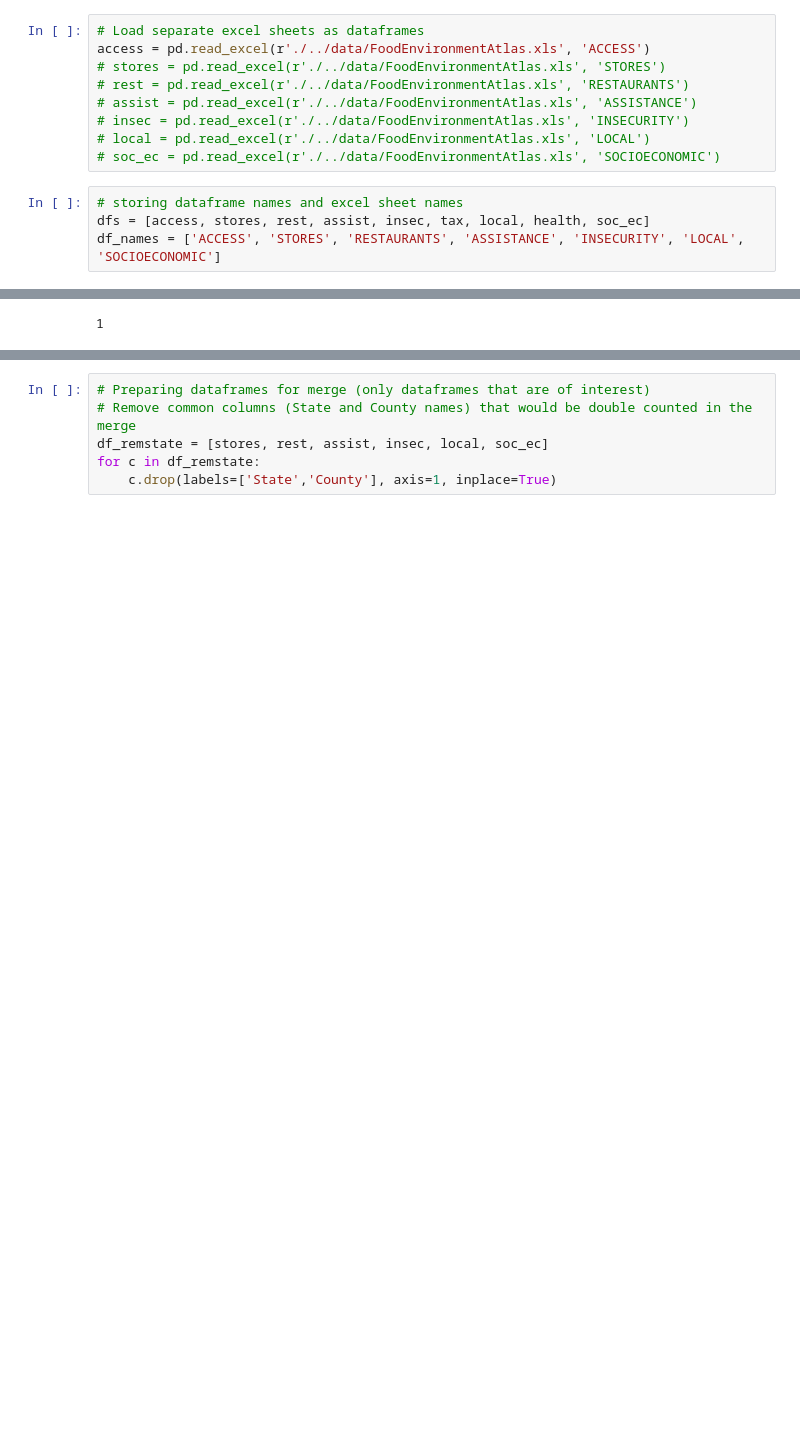
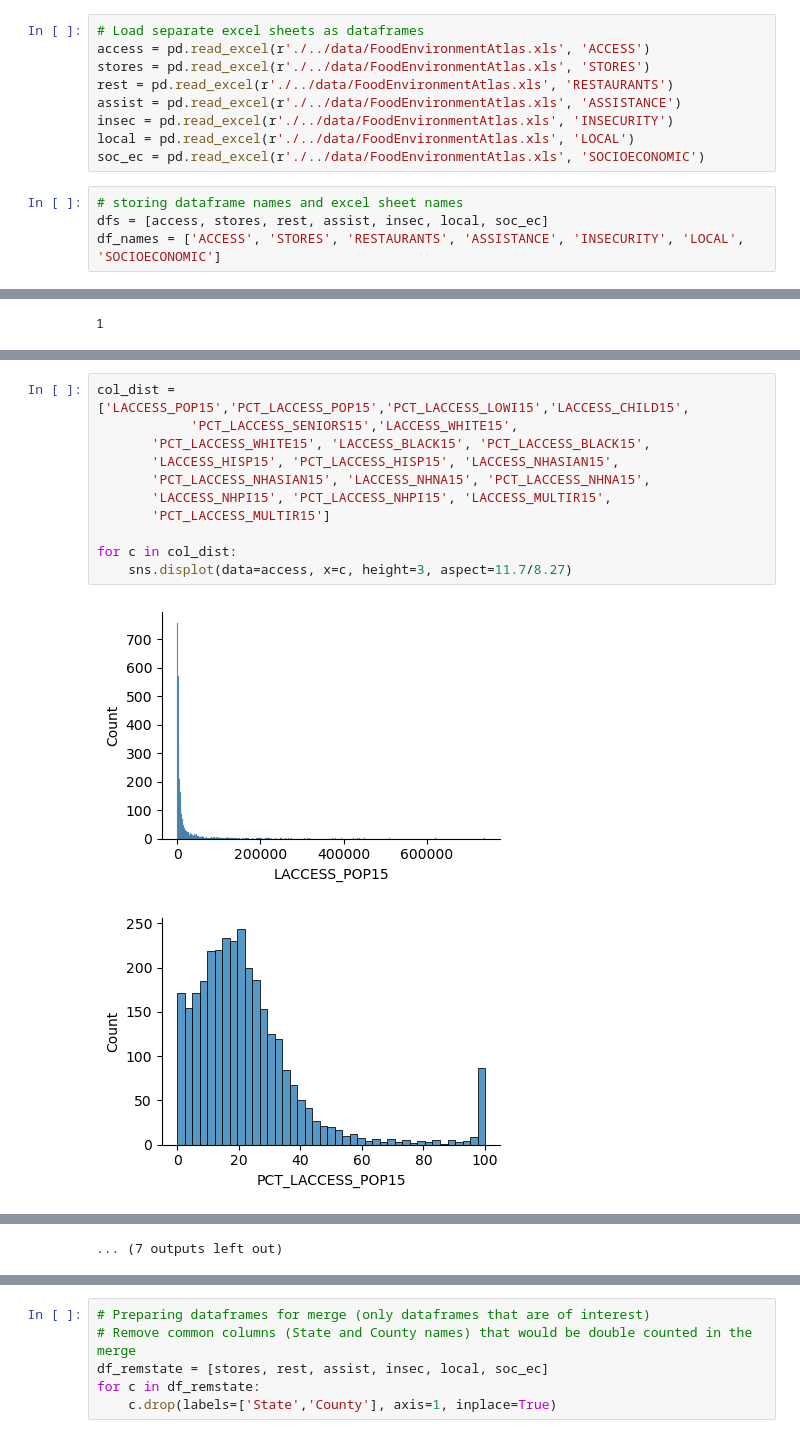
Before and after one commit to tsherpa9/capstone, a Jupyter notebook: src/Preprocessing.ipynb, the cells around one changed output, grey strips where cells are left out. Cells and saved outputs as stored; diff of their text form; blank space fills up the shorter version.

```diff
--- a/src/Preprocessing.ipynb
+++ b/src/Preprocessing.ipynb
@@ -25,13 +24,13 @@ dict_keys(['Read_Me', ' Variable List', 'Supplemental Data - County', 'Supplemen
 # %%
 # Load separate excel sheets as dataframes
 access = pd.read_excel(r'./../data/FoodEnvironmentAtlas.xls', 'ACCESS')
-# stores = pd.read_excel(r'./../data/FoodEnvironmentAtlas.xls', 'STORES')
-# rest = pd.read_excel(r'./../data/FoodEnvironmentAtlas.xls', 'RESTAURANTS')
-# assist = pd.read_excel(r'./../data/FoodEnvironmentAtlas.xls', 'ASSISTANCE')
-# insec = pd.read_excel(r'./../data/FoodEnvironmentAtlas.xls', 'INSECURITY')
-# local = pd.read_excel(r'./../data/FoodEnvironmentAtlas.xls', 'LOCAL')
-# soc_ec = pd.read_excel(r'./../data/FoodEnvironmentAtlas.xls', 'SOCIOECONOMIC')
+stores = pd.read_excel(r'./../data/FoodEnvironmentAtlas.xls', 'STORES')
+rest = pd.read_excel(r'./../data/FoodEnvironmentAtlas.xls', 'RESTAURANTS')
+assist = pd.read_excel(r'./../data/FoodEnvironmentAtlas.xls', 'ASSISTANCE')
+insec = pd.read_excel(r'./../data/FoodEnvironmentAtlas.xls', 'INSECURITY')
+local = pd.read_excel(r'./../data/FoodEnvironmentAtlas.xls', 'LOCAL')
+soc_ec = pd.read_excel(r'./../data/FoodEnvironmentAtlas.xls', 'SOCIOECONOMIC')
 # %%
 # storing dataframe names and excel sheet names
-dfs = [access, stores, rest, assist, insec, tax, local, health, soc_ec]
+dfs = [access, stores, rest, assist, insec, local, soc_ec]
 df_names = ['ACCESS', 'STORES', 'RESTAURANTS', 'ASSISTANCE', 'INSECURITY', 'LOCAL', 'SOCIOECONOMIC']
@@ -83,0 +85,14 @@ local['FIPS'] = pd.to_numeric(local['FIPS']).astype('int64')  #change to int64
+# %%
+col_dist = ['LACCESS_POP15','PCT_LACCESS_POP15','PCT_LACCESS_LOWI15','LACCESS_CHILD15',
+            'PCT_LACCESS_SENIORS15','LACCESS_WHITE15',
+       'PCT_LACCESS_WHITE15', 'LACCESS_BLACK15', 'PCT_LACCESS_BLACK15',
+       'LACCESS_HISP15', 'PCT_LACCESS_HISP15', 'LACCESS_NHASIAN15',
+       'PCT_LACCESS_NHASIAN15', 'LACCESS_NHNA15', 'PCT_LACCESS_NHNA15',
+       'LACCESS_NHPI15', 'PCT_LACCESS_NHPI15', 'LACCESS_MULTIR15',
+       'PCT_LACCESS_MULTIR15']
+
+for c in col_dist:
+    sns.displot(data=access, x=c, height=3, aspect=11.7/8.27)
+# %% [output]
+[figure, added]
+[figure, added]
@@ -84 +109,2 @@ local['FIPS'] = pd.to_numeric(local['FIPS']).astype('int64')  #change to int64
+... (7 outputs left out)
 # %%
```
Also changed, not shown: parts of 25 cells of this notebook.
